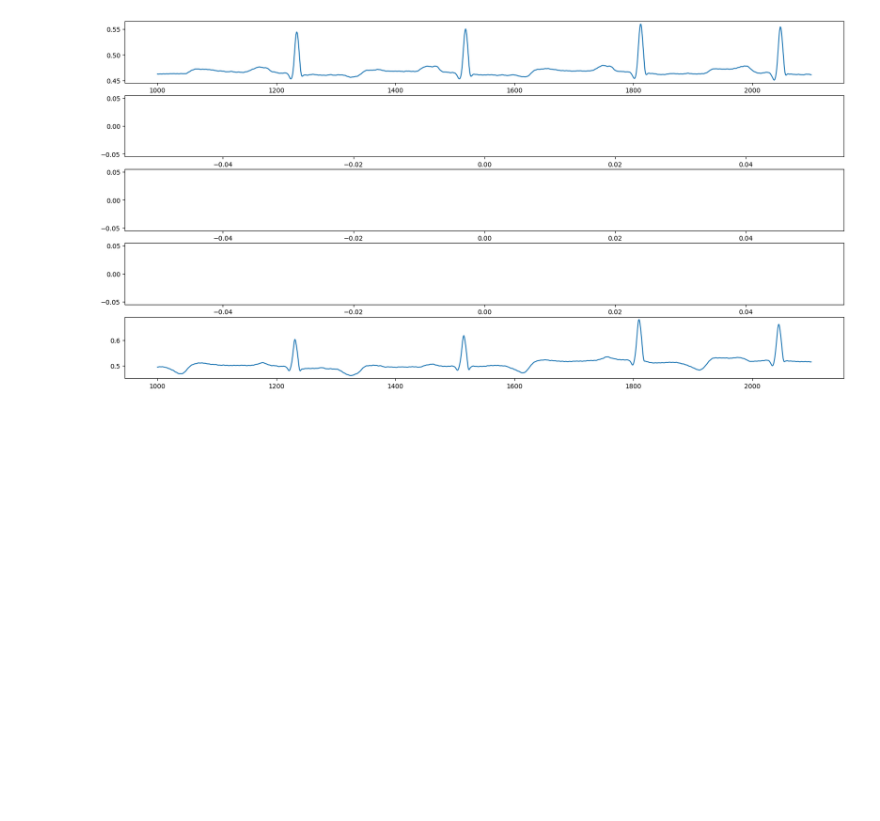
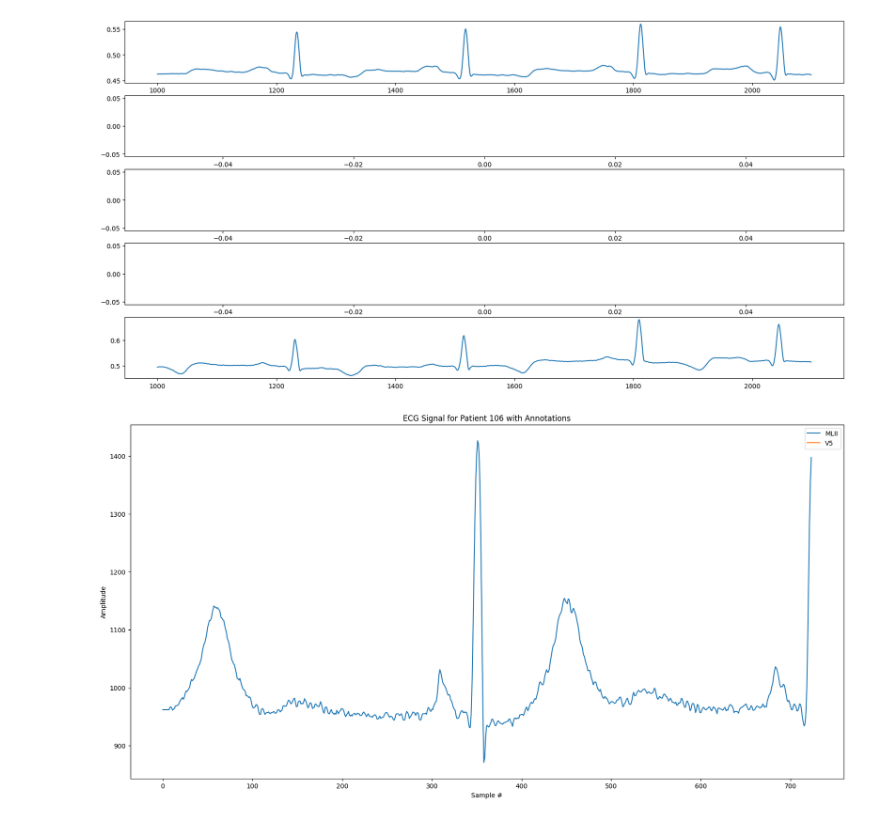
Before and after one commit to andrelopes2001/Intelligent_Systems, a Jupyter notebook: Project/Untitled-1.ipynb, the cells around one changed output. Saved outputs shown, nothing was run; the diff lists cells and outputs as text; code cells hidden in the pictures; blank space fills up the shorter version.

Commit message:
update data profiling and data reading

```diff
--- a/Project/Untitled-1.ipynb
+++ b/Project/Untitled-1.ipynb
@@ -82,3 +82,9 @@ for filename in filenames:
 
 # Merging ecg and annotations
 df = pd.merge(df_ecg, df_annotations, on=['Sample #', 'Patient'], how='outer')
+
+# Drop samples with ID inferior to the sample ID where the AUX feature is not NaN
+df.drop(df[df['Sample #'] < df[df['Aux'].isna()]['Sample #'].max()].index, inplace=True)
+
+# Based on the time of the annotations, fill the NaN values with the next annotation for the Type column
+df['Type'] = df['Type'].fillna(method='ffill')
@@ -234,3 +247,19 @@ plt.plot(df['Sample #'][1000:2100], df['V5'][1000:2100])
 # %% [output]
 [<matplotlib.lines.Line2D at 0x...>]
 [figure]
+# %%
+patient_id = 106
+ecg_data = df[df['Patient'] == str(patient_id)]
+
+sample_range = slice(0, 724)  # Adjust the slice as needed
+
+plt.figure(figsize=(20, 10))
+plt.plot(ecg_data['Sample #'][sample_range], ecg_data['MLII'][sample_range], label='MLII')
+plt.plot(ecg_data['Sample #'][sample_range], ecg_data['V5'][sample_range], label='V5')
+plt.xlabel('Sample #')
+plt.ylabel('Amplitude')
+plt.legend()
+plt.title(f'ECG Signal for Patient {patient_id} with Annotations')
+plt.show()
+# %% [output]
+[figure, added]
```
Also changed, not shown: parts of 3 cells of this notebook.
